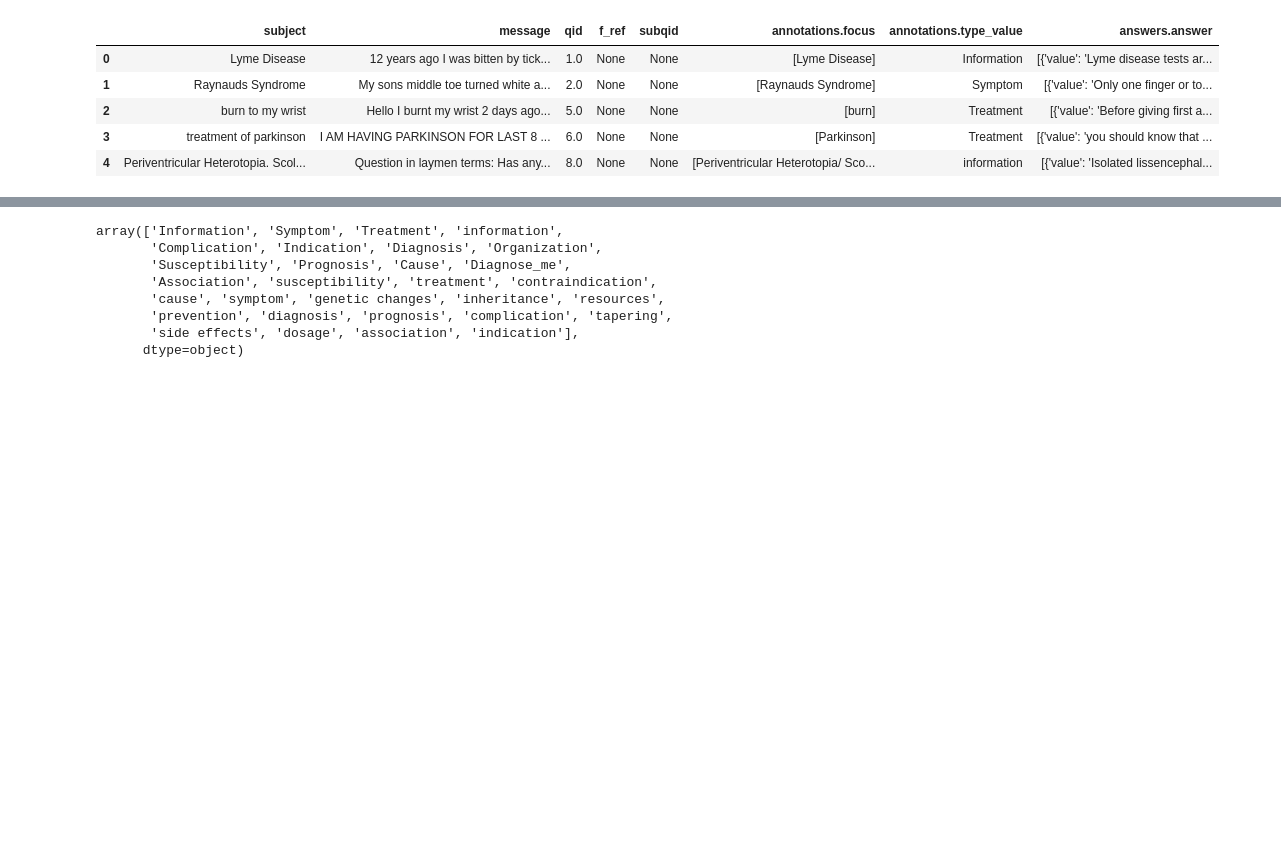
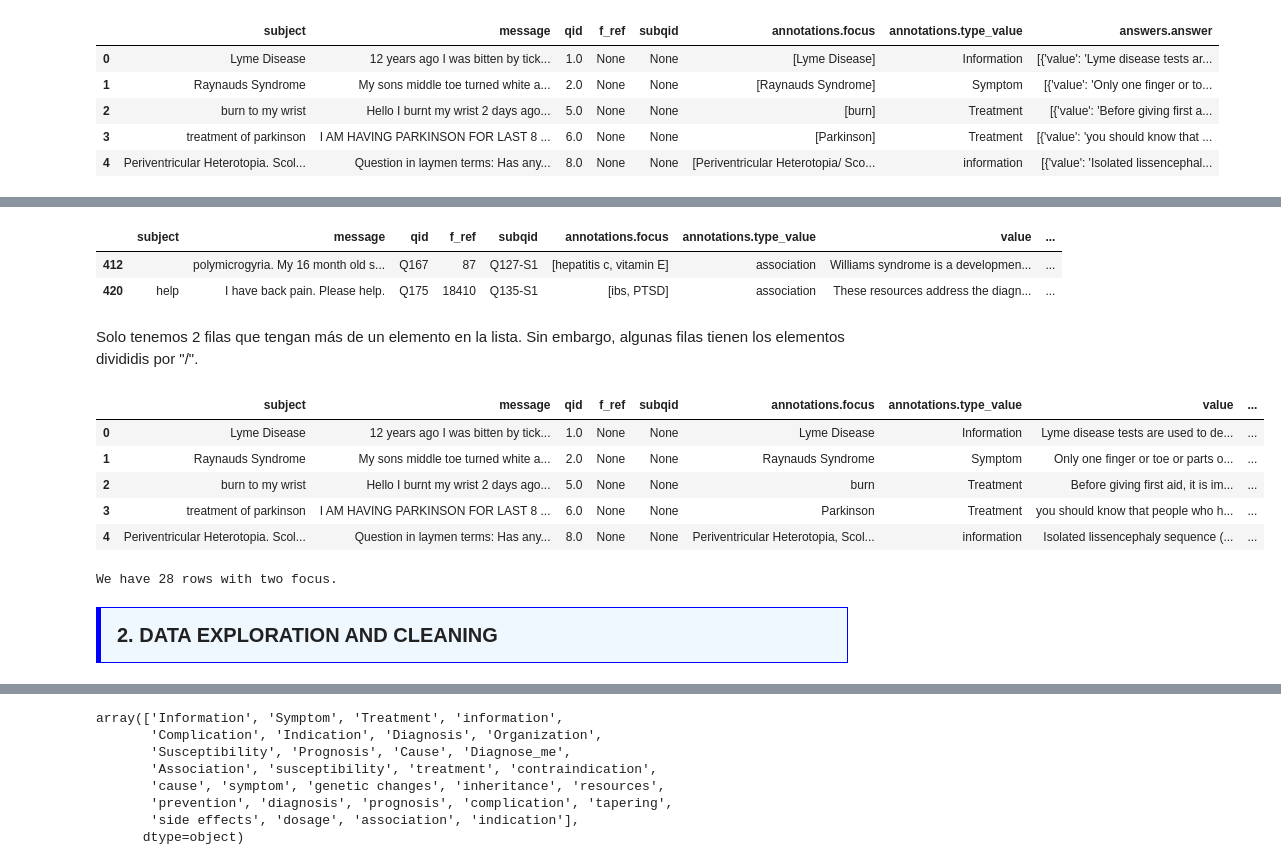
Before and after one commit to NataliaBarquin/TFB_Natalia_Barquin, a Jupyter notebook: notebooks/analysis.ipynb, the cells around one changed output, grey strips where cells are left out. Saved outputs shown, nothing was run; the diff lists cells and outputs as text; code cells hidden in the pictures; blank space fills up the shorter version.

Commit message:
cleaning

```diff
--- a/notebooks/analysis.ipynb
+++ b/notebooks/analysis.ipynb
@@ -57,0 +87,8 @@ df.shape
+# %%
+df[df['annotations.focus'].apply(lambda x: len(x) > 1)]
+# %% [output]
+|  | subject | message | qid | f_ref | subqid | annotations.focus | annotations.type_value | value | ... |
+| 412 |  | polymicrogyria. My 16 month old s... | Q167 | 87 | Q127-S1 | [hepatitis c, vitamin E] | association | Williams syndrome is a developmen... | ... |
+| 420 | help | I have back pain. Please help. | Q175 | 18410 | Q135-S1 | [ibs, PTSD] | association | These resources address the diagn... | ... |
+# %% [markdown]
+Solo tenemos 2 filas que tengan más de un elemento en la lista. Sin embargo, algunas filas tienen los elementos divididis por "/".
@@ -58,3 +99,21 @@ df.shape
+# %%
+df.head()
+# %% [output]
+|  | subject | message | qid | f_ref | subqid | annotations.focus | annotations.type_value | value | ... |
+| 0 | Lyme Disease | 12 years ago I was bitten by tick... | 1.0 | None | None | Lyme Disease | Information | Lyme disease tests are used to de... | ... |
+| 1 | Raynauds Syndrome | My sons middle toe turned white a... | 2.0 | None | None | Raynauds Syndrome | Symptom | Only one finger or toe or parts o... | ... |
+| 2 | burn to my wrist | Hello I burnt my wrist 2 days ago... | 5.0 | None | None | burn | Treatment | Before giving first aid, it is im... | ... |
+| 3 | treatment of parkinson | I AM HAVING PARKINSON FOR LAST 8 ... | 6.0 | None | None | Parkinson | Treatment | you should know that people who h... | ... |
+| 4 | Periventricular Heterotopia. Scol... | Question in laymen terms: Has any... | 8.0 | None | None | Periventricular Heterotopia, Scol... | information | Isolated lissencephaly sequence (... | ... |
+# %%
+rows_with_2_focus = len(df[df['annotations.focus'].str.contains(',')])
+print(f'We have {rows_with_2_focus} rows with two focus.')
+# %% [output]
+We have 28 rows with two focus.
+# %% [markdown]
+<div style="background-color: aliceblue; border: 1.5px solid blue; border-left: 5px solid blue; padding: 0.8em; font-size: 20px">
+<strong>2. DATA EXPLORATION AND CLEANING</strong>
+</div>
 # %%
 df.dtypes
 # %% [output]
```
Also changed, not shown: parts of 25 cells of this notebook, 1 other file.
